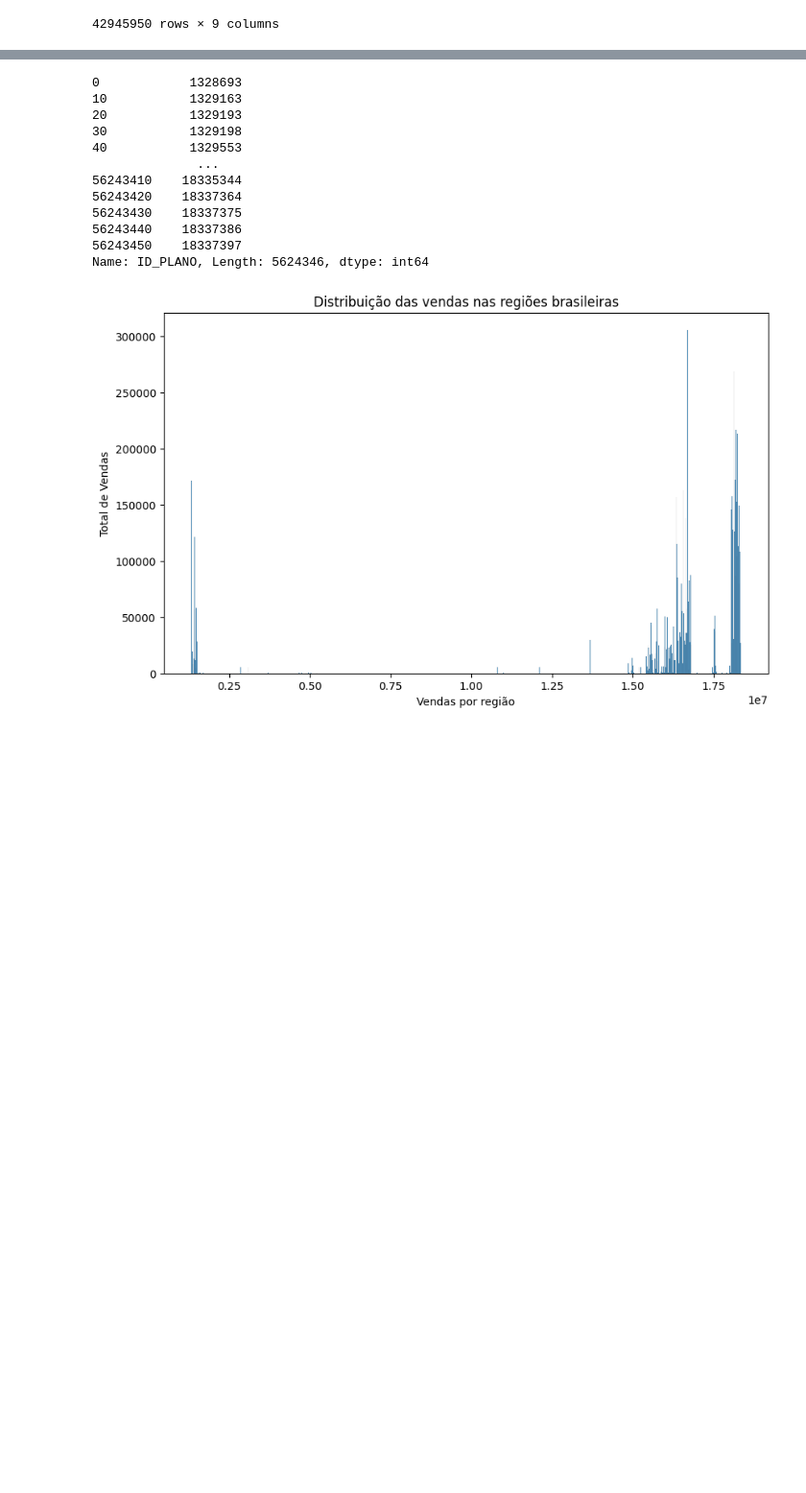
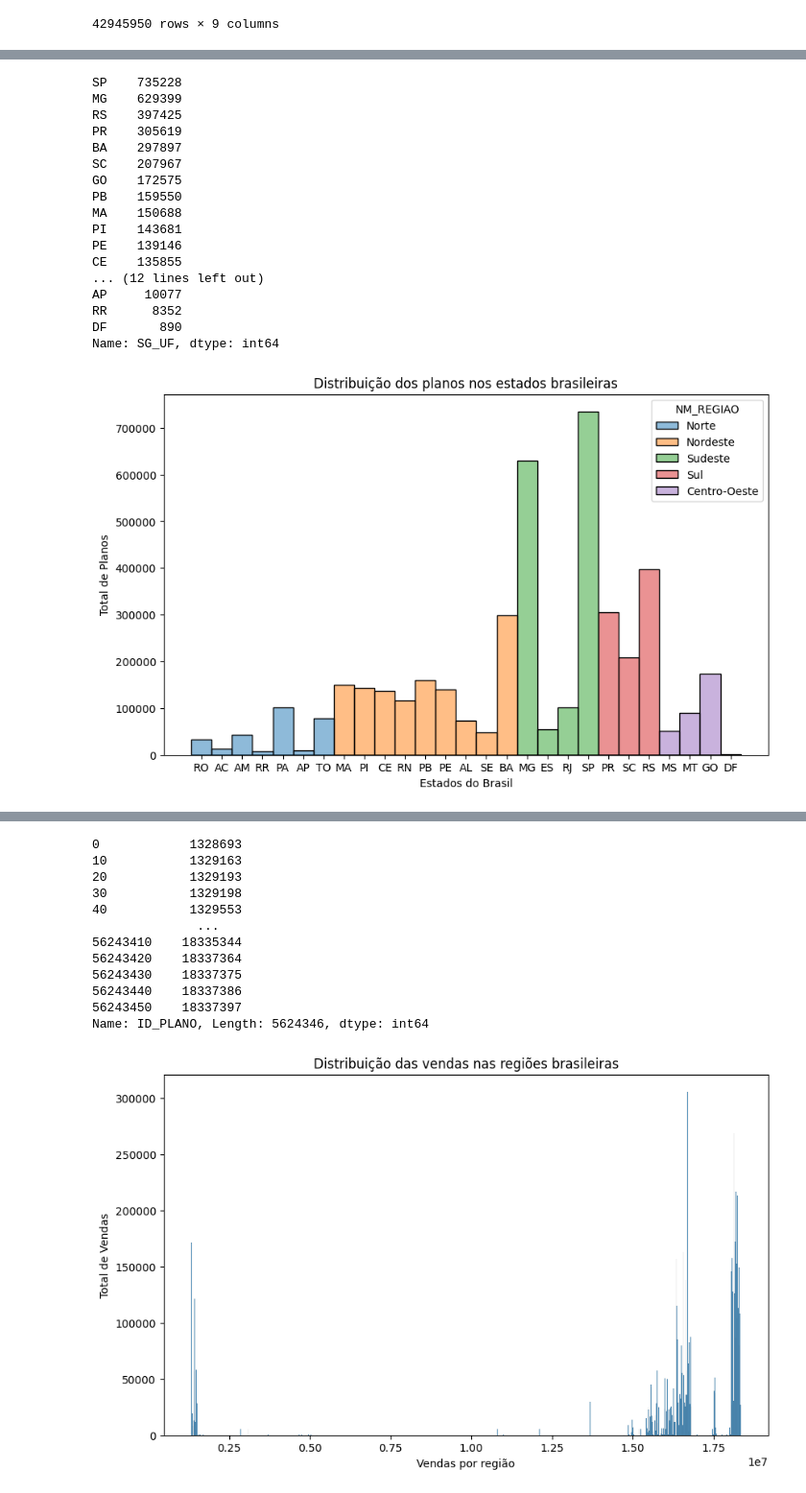
Before and after one commit to MaMBassi/TopicosEspeciaisII, a Jupyter notebook: analise_estatistica_plano_saude_2020.ipynb, the cells around one changed output, grey strips where cells are left out. Shown: that part at 96% size. Drawn from its saved outputs; the diff is of its cells as text; code cells hidden in the pictures; blank space fills up the shorter version.

```diff
--- a/analise_estatistica_plano_saude_2020.ipynb
+++ b/analise_estatistica_plano_saude_2020.ipynb
@@ -263,0 +342,30 @@ tabela
+# %%
+#Analise dos estados
+faixa_1 = planos_ativos_2020[planos_ativos_2020['CD_FAIXA_ETARIA'] == 1]
+print(faixa_1['SG_UF'].value_counts())
+
+plt.figure(figsize=(10, 6))
+sns.histplot(data=planos_1, x='SG_UF', hue="NM_REGIAO", legend=True, bins=30)
+plt.title('Distribuição dos planos nos estados brasileiras')
+plt.xlabel('Estados do Brasil')
+plt.ylabel('Total de Planos')
+plt.show()
+# %% [output]
+SP    735228
+MG    629399
+RS    397425
+PR    305619
+BA    297897
+SC    207967
+GO    172575
+PB    159550
+MA    150688
+PI    143681
+PE    139146
+CE    135855
+... (12 lines left out)
+AP     10077
+RR      8352
+DF       890
+Name: SG_UF, dtype: int64
+[figure, added]
```
Also changed, not shown: parts of 8 cells of this notebook.
